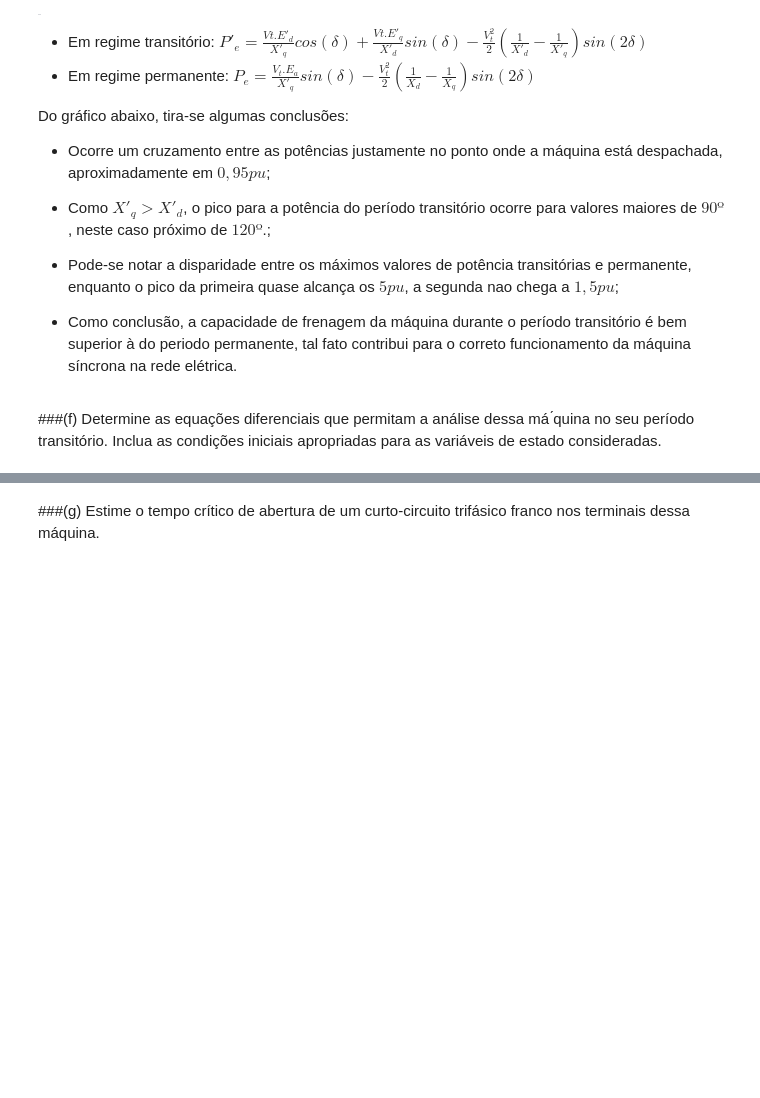
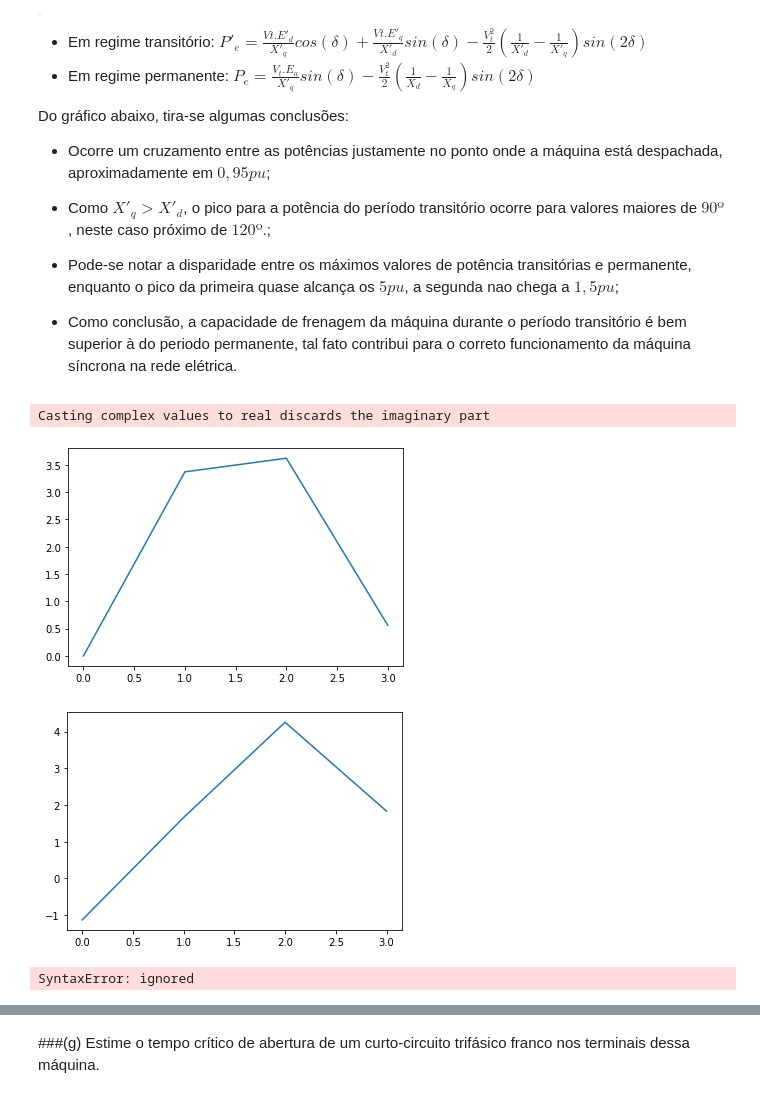
Before and after one commit to Marcozambeli/General, a Jupyter notebook: Trabalho_2_EST_SE_Marco_Antonio_Zambeli.ipynb, the cells around one changed output, grey strips where cells are left out. Saved outputs shown, nothing was run; the diff lists cells and outputs as text; code cells hidden in the pictures; blank space fills up the shorter version.

```diff
--- a/Trabalho_2_EST_SE_Marco_Antonio_Zambeli.ipynb
+++ b/Trabalho_2_EST_SE_Marco_Antonio_Zambeli.ipynb
@@ -238,7 +250,7 @@ E1d = -Iq * (Xq-X1q)
 print("E'd = ", E1d)
 
 #Tensão transitória no eixo em quadratura em regime permanente:
-E1q = Ea + Id*(Xd-X1d)
+E1q = abs(Ea) + Id*(Xd-X1d)
 print("E'q = ", E1q)
 # %% [output]
 E'd =  -0.5210259953608107
@@ -274,2 +284,28 @@ Pe = (vt*Ea/X1q)*math.sin(delta) - (vt**2/2)*((1/Xd)-(1/Xq))*math.sin(2*delta)
-# %% [markdown]
-###(f) Determine as equações diferenciais que permitam a análise dessa má ́quina no seu período transitório. Inclua as condições iniciais apropriadas para as variáveis de estado consideradas.
+# %%
+def Pe_trans(delt):
+  return  ((vt*E1d/X1q)*math.cos(delt) + (vt*E1q/X1d)*math.sin(delt) - (vt**2/2)*((1/X1d)-(1/X1q))*math.sin(2*delt))
+
+def Pe_perm(delt):
+  return  ((vt*Ea/X1q)*math.sin(delt) - (vt**2/2)*((1/Xd)-(1/Xq))*math.sin(2*delt))
+
+#Pm = P1e(delta)
+
+plt.plot(range(0, 4), list(map(Pe_perm, range(0, 4))))
+plt.show()
+
+plt.plot(range(0, 4), list(map(Pe_trans, range(0, 4))))
+plt.show()
+# %% [output]
+Casting complex values to real discards the imaginary part
+[figure, added]
+[figure, added]
+# %%
+
+delta=np.arange(5)
+
+plt.plot(delta,((vt*E1d/X1q)*math.cos(delta) + (vt*E1q/X1d)*math.sin(delta) - (vt**2/2)*((1/X1d)-(1/X1q))*math.sin(2*delta))
+
+plt.plot(delta,((vt*Ea/X1q)*math.sin(delta) - (vt**2/2)*((1/Xd) - (1/Xq))*math.sin(2*delta))
+plt.show()
+# %% [output]
+SyntaxError: ignored
```
Also changed, not shown: parts of 10 cells of this notebook.
